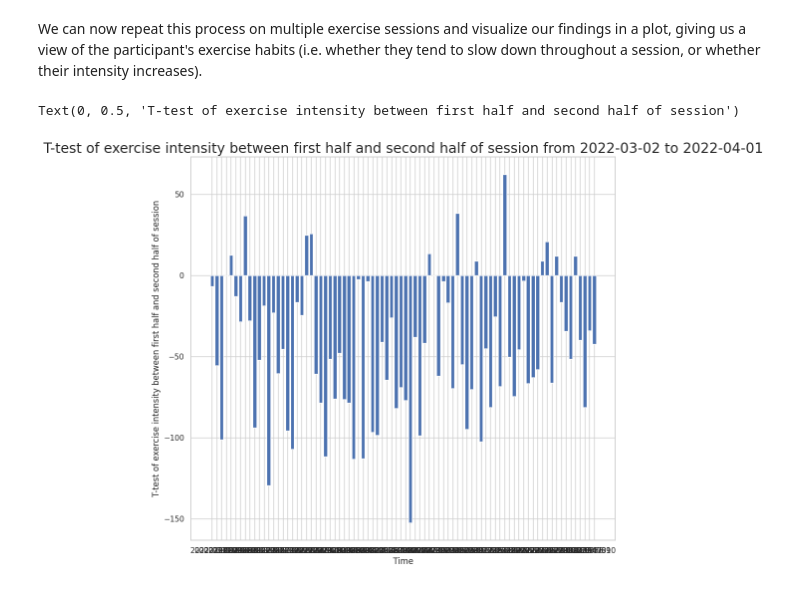
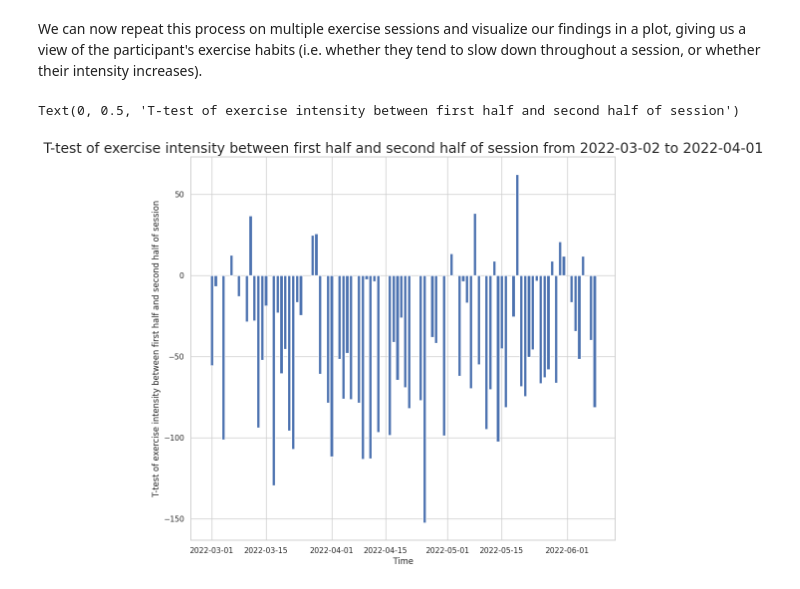
Before and after one commit to Stanford-Health/wearable-notebooks, a Jupyter notebook: notebooks/polar_h10.ipynb, the cells around one changed output. Cells and saved outputs as stored; diff of their text form; code cells hidden in the pictures.

```diff
--- a/notebooks/polar_h10.ipynb
+++ b/notebooks/polar_h10.ipynb
@@ -793,9 +832,17 @@ In this section, we will detect outliers in our extracted data.
 Since there are currently no outliers (by construction, since it is simulated to have none), we will manually inject a couple into our general sessions dataframe (the method for finding outliers here will work for any heart rate dataframe).
 # %%
 import pandas as pd
+import copy
 
-outliers = {'time': ['01:11:52', '01:11:53'], 'bpm': [240, 20]}
-hr = pd.concat([hr_df, pd.DataFrame(outliers)],ignore_index=True)
+outliers = pd.DataFrame({'time': ['01:11:52', '01:11:53'], 'bpm': [240, 20]})
+#hr = pd.concat([hr_df, pd.DataFrame(outliers)],ignore_index=True)
+
+hr = copy.deepcopy(hr_df)
+random_indices = np.random.randint(0, len(hr), size=len(outliers))
+# Insert each entry of the outliers dataframe at random indices in the larger dataframe
+for i, row in outliers.iterrows():
+  nrow = pd.DataFrame([row])
+  hr = pd.concat([hr.iloc[:random_indices[i]], nrow, hr.iloc[random_indices[i]:]], ignore_index = True)
 # %% [markdown]
 Now we need a method to find these outliers. While there are many known methods for finding outliers, one of the quickest ways is to use something known as a z-score.
 
@@ -945,27 +1007,27 @@ We can now repeat this process on multiple exercise sessions and visualize our f
 # %%
 import pandas as pd
 import numpy as np
 from scipy.stats import ttest_ind
 import matplotlib.pyplot as plt
 from datetime import datetime, timedelta
 
 y = []
 x = df2["day"]
 
 for df in hr_dfs:
   v,p = differ(df)
   if p < 0.05:
     y.append(v)
   else:
     # there is no difference
     y.append(0)
 
 plt.figure(figsize=(11,10))
-plt.bar(x, y)
+plt.bar(np.asarray(x, dtype='datetime64[s]'), y)
 end = datetime.strptime(start_date, '%Y-%m-%d') + timedelta(days=30)
 plt.title(f"T-test of exercise intensity between first half and second half of session from {start_date} to {datetime.strftime(end,'%Y-%m-%d')}",fontsize=20)
 plt.xlabel("Time")
 plt.ylabel("T-test of exercise intensity between first half and second half of session")
 # %% [output]
 Text(0, 0.5, 'T-test of exercise intensity between first half and second half of session')
-[figure, old version]
+[figure, new version]
```
Also changed, not shown: parts of 22 cells of this notebook, 1 other file.
